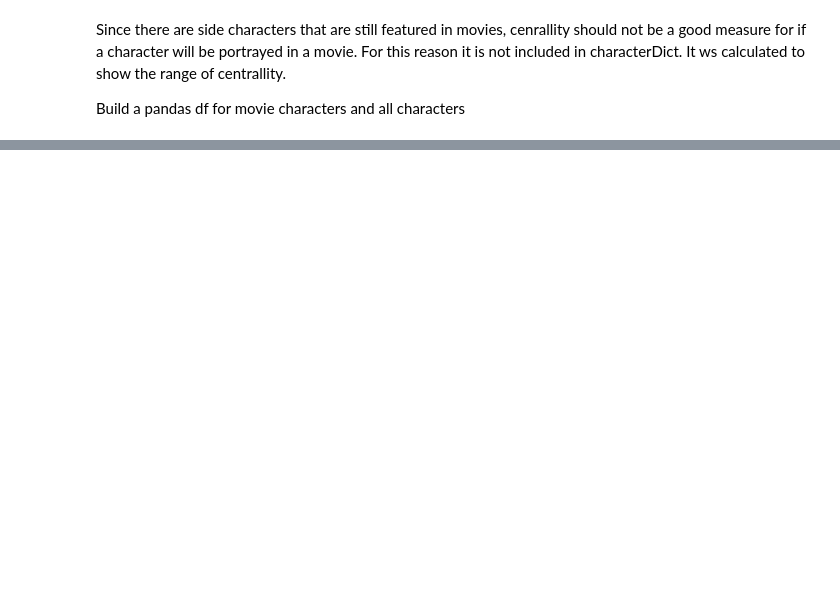
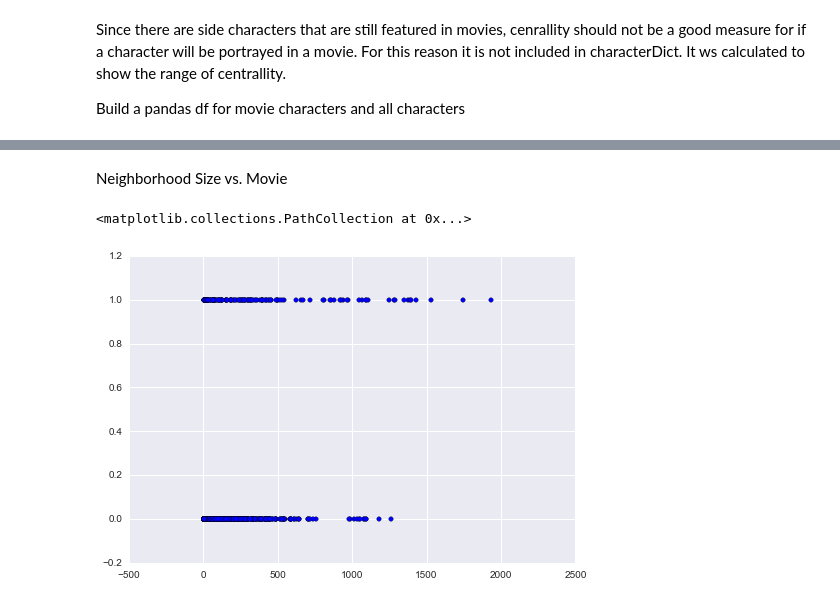
Before and after one commit to Konti6793/spring-2015-homeworks, a Jupyter notebook: submissions/FinalProject/FinalProject.ipynb, the cells around one changed output, grey strips where cells are left out. Cells and saved outputs as stored; diff of their text form; code cells hidden in the pictures; blank space fills up the shorter version.

```diff
--- a/submissions/FinalProject/FinalProject.ipynb
+++ b/submissions/FinalProject/FinalProject.ipynb
@@ -115,6 +116,6 @@ for key in characterDict:
 Calculate centrallity of nodes in charGraph
 # %%
 centrallityDict = nx.degree_centrality(charGraph)
-for chars in movieCharcters:
+for chars in charGraph.nodes():
     print chars, charGraph.node[chars]['name'] , ':', centrallityDict[chars]
 # %% [output]
@@ -175,0 +169,4 @@ Clustering coefficient does not seem to be a good metric sence there are books n
+# %%
+characterFrame["Movie"]=0
+for chars in movieCharcters:
+    characterFrame.Movie[chars]=1
@@ -175,0 +187,7 @@ Clustering coefficient does not seem to be a good metric sence there are books n
+# %% [markdown]
+Neighborhood Size vs. Movie
+# %%
+plt.scatter(characterFrame.neighboorhood_size, characterFrame.Movie)
+# %% [output]
+<matplotlib.collections.PathCollection at 0x...>
+[figure, added]
```
Also changed, not shown: parts of 12 cells of this notebook.
